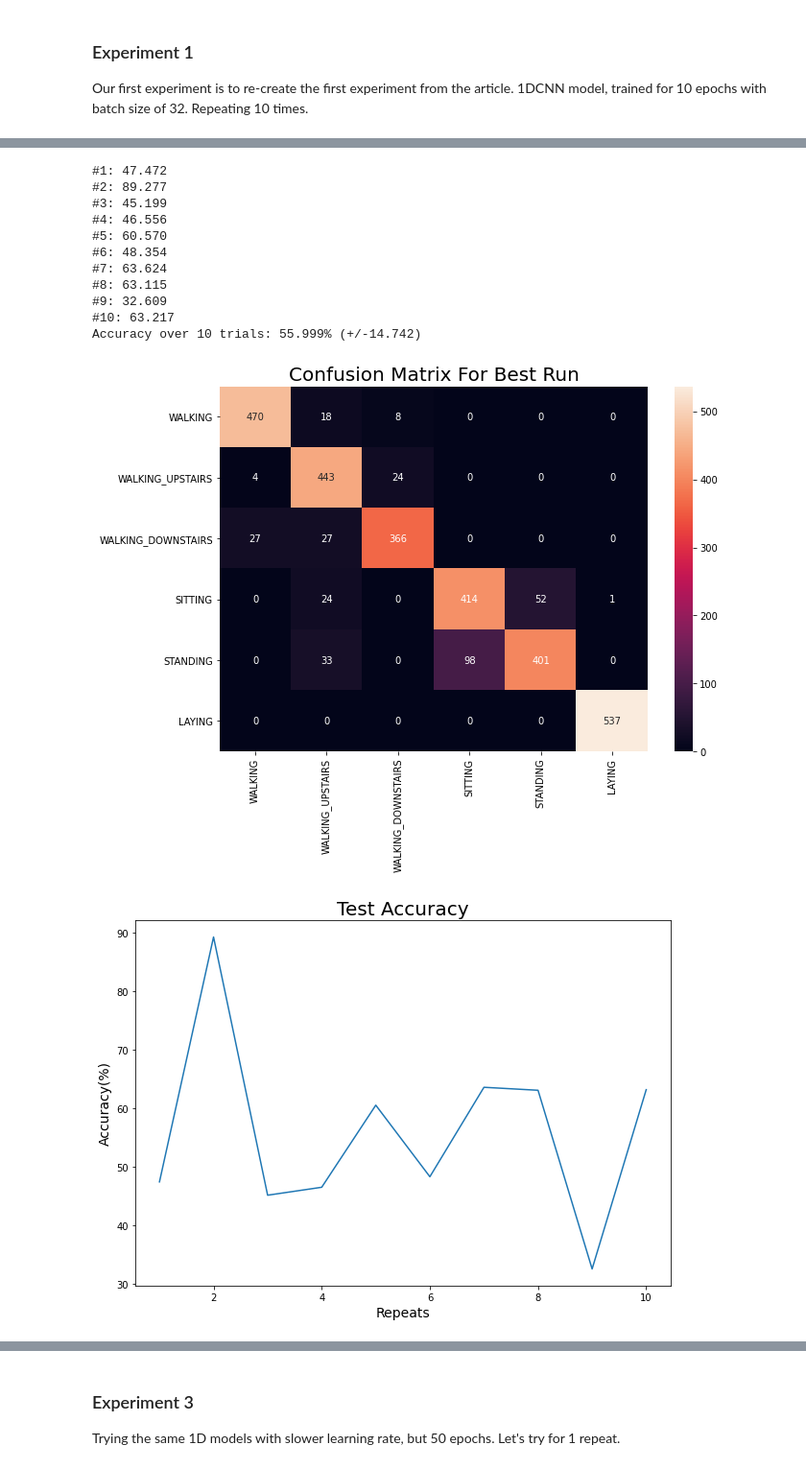
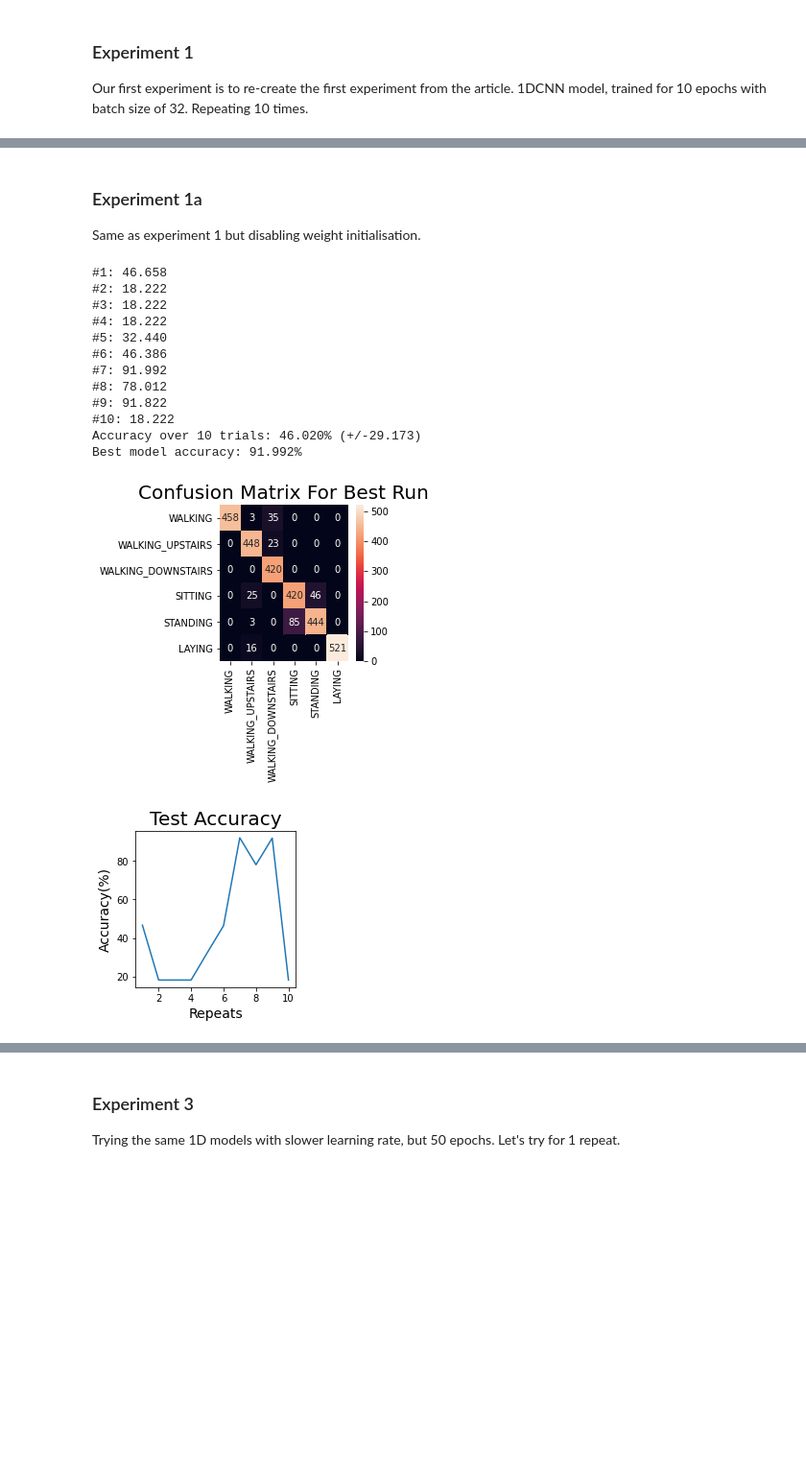
Before and after one commit to reginald-garnepudi/human_activity_recognition_pytorch, a Jupyter notebook: human_activity_recognition.ipynb, the cells around one changed output, grey strips where cells are left out. Shown at 96% size. Saved outputs shown, nothing was run; the diff lists cells and outputs as text; code cells hidden in the pictures; blank space fills up the shorter version.

Commit message:
Refactored the Experiment and Model code.

```diff
--- a/human_activity_recognition.ipynb
+++ b/human_activity_recognition.ipynb
@@ -126,6 +127,30 @@ class HARDataLoader:
     def to_categorical(self, y, num_classes):
         """ 1-hot encodes a tensor """
         return np.eye(num_classes, dtype='uint8')[y]
+
+    # standardize data
+    def scale_data(self, trainX, testX, standardize):
+        # remove overlap
+        cut = int(trainX.shape[1] / 2)
+        longX = trainX[:, -cut:, :]
+        # flatten windows
+        longX = longX.reshape((longX.shape[0] * longX.shape[1], longX.shape[2]))
+        # flatten train and test
+        flatTrainX = trainX.reshape((trainX.shape[0] * trainX.shape[1], trainX.shape[2]))
+        flatTestX = testX.reshape((testX.shape[0] * testX.shape[1], testX.shape[2]))
+        # standardize
+        if standardize:
+            s = StandardScaler()
+            # fit on training data
+            s.fit(longX)
+            # apply to training and test data
+            longX = s.transform(longX)
+            flatTrainX = s.transform(flatTrainX)
+            flatTestX = s.transform(flatTestX)
+        # reshape
+        flatTrainX = flatTrainX.reshape((trainX.shape))
+        flatTestX = flatTestX.reshape((testX.shape))
+        return flatTrainX, flatTestX
 # %% [markdown]
 ### Test the HARDataLoader
 # %%
@@ -469,28 +590,36 @@ Our first experiment is to re-create the first experiment from the article.
+# %% [markdown]
+### Experiment 1a
+Same as experiment 1 but disabling weight initialisation.
 # %%
 config = dict(
     net_class = "CNN_1D_Model",
-    net_constructor_kwargs = {},
+    n_filters = 64,
+    kernel_size = 3,
+    dropout = 0.5,
     repeats = 10,
     epochs_per_repeat = 10,
     lr = 0.001,
-    batch_size = 32
+    batch_size = 32,
+    init_weights = False,
+    verbose = False
 )
-experiment = Experiment(config)
-experiment.run()
+experiment1a = Experiment(config)
+experiment1a.run()
 # %% [output]
-#1: 47.472
-#2: 89.277
-#3: 45.199
-#4: 46.556
-#5: 60.570
-#6: 48.354
-#7: 63.624
-#8: 63.115
-#9: 32.609
-#10: 63.217
-Accuracy over 10 trials: 55.999% (+/-14.742)
+#1: 46.658
+#2: 18.222
+#3: 18.222
+#4: 18.222
+#5: 32.440
+#6: 46.386
+#7: 91.992
+#8: 78.012
+#9: 91.822
+#10: 18.222
+Accuracy over 10 trials: 46.020% (+/-29.173)
+Best model accuracy: 91.992%
-[figure, old version]
+[figure, new version]
-[figure, old version]
+[figure, new version]
 # %% [markdown]
 ### Experiment 2
 
```
Also changed, not shown: parts of 22 cells of this notebook.
